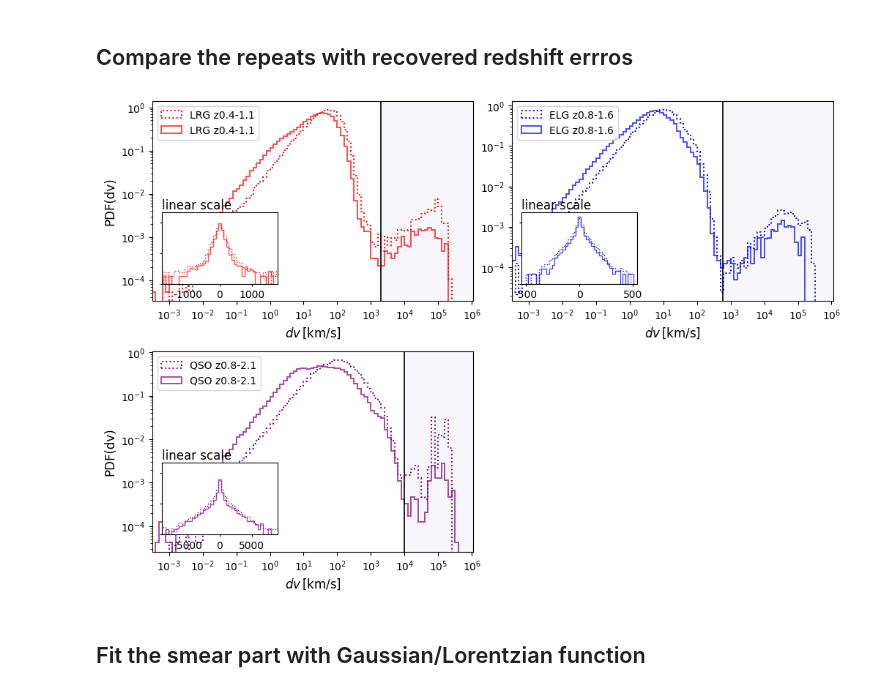
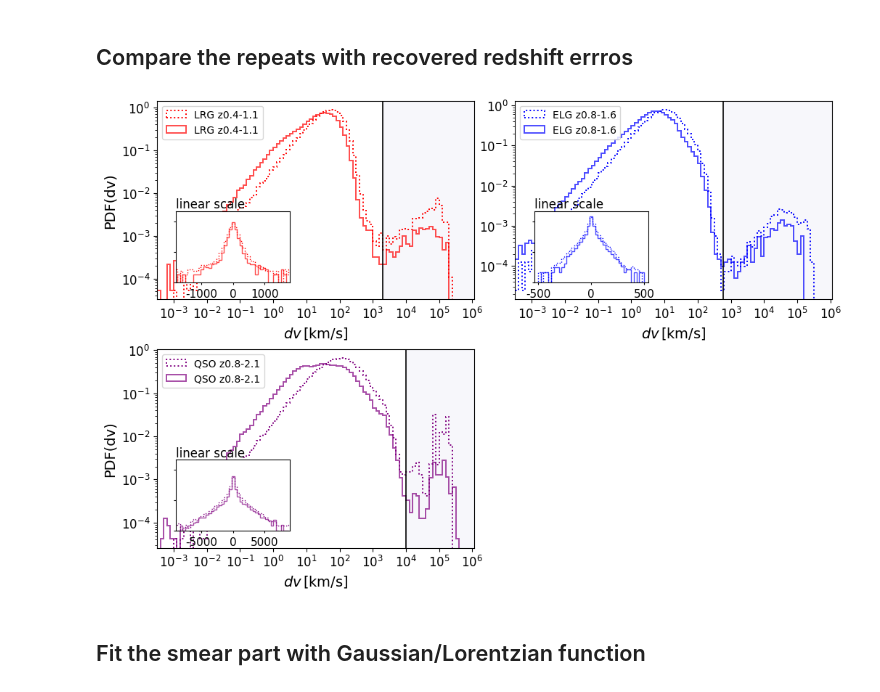
Before and after one commit to ShengyuHE/desi_y3_redshift_errors, a Jupyter notebook: main/repeat_obs/notebooks/model_redshift_errors.ipynb, the cells around one changed output. Saved outputs shown, nothing was run; the diff lists cells and outputs as text; code cells hidden in the pictures.

```diff
--- a/main/repeat_obs/notebooks/model_redshift_errors.ipynb
+++ b/main/repeat_obs/notebooks/model_redshift_errors.ipynb
@@ -34,7 +37,7 @@ REPEAT_DIR = '/pscratch/sd/s/shengyu/repeats/DA2/loa-v1'
 # %%
 # plot the overall dv distribution
 fig = plt.figure(figsize=(12, 8))
-gs = gridspec.GridSpec(2,2,wspace=0.12,hspace=0.25)
+gs = gridspec.GridSpec(2,2,wspace=0.13,hspace=0.25)
 
 tracers = ['BGS', 'LRG', 'ELG', 'QSO'][1:]
 for idx, tracer in enumerate(tracers):
@@ -48,7 +51,7 @@ for idx, tracer in enumerate(tracers):
     catasmin, catasmax, catasbin = -3.5, 6.05, 0.1
     ax.hist(np.log10(abs(dv_rep)), histtype='step', bins=np.arange(catasmin, catasmax, catasbin),
             label = f'{tracer[:3]} z{zmin}-{zmax}', lw = 1.4, color= color, density=True, ls=':')
-    dv_err= sample_from_cdf_npz(tracer, zmin, zmax, len(dv_rep), seed = 1)
+    dv_err= sample_from_cdf_v2(tracer, zmin, zmax, len(dv_rep), seed = 1)
     ax.hist(np.log10(abs(dv_err)), histtype='step', bins=np.arange(catasmin, catasmax, catasbin),
             label = f'{tracer[:3]} z{zmin}-{zmax}', lw = 1.4, color= color, density=True, ls='-',alpha=0.7)
     # ax.axvline(x=np.log10(qu['med']), color=color, linestyle='--', linewidth=1.2) # Median of dv
@@ -61,43 +64,44 @@ for idx, tracer in enumerate(tracers):
     # ax.legend(loc='upper center', bbox_to_anchor=(0.25, 1.175), fontsize=12)
     ax.legend(loc=2, fontsize=10)
     # ax.set_xlabel(r'$| \, \Delta s_{\mathrm{error}} \, | \, \rm{[km/s]}$', fontsize=11)
-    ax.set_xlabel(r'$d v \, \rm{[km/s]}$', fontsize=12)
+    ax.set_xlabel(r'$dv \, \rm{[km/s]}$', fontsize=14)
     ax.set_yscale('log')
     if idx in [0,2]:
-        ax.set_ylabel(r'PDF(dv)', fontsize = 12)
+        ax.set_ylabel(r'PDF(dv)', fontsize = 14)
     ax.set_xlim(catasmin, catasmax)
     ax.xaxis.set_major_locator(ticker.MultipleLocator(1))
     ax.xaxis.set_major_formatter(ticker.FuncFormatter(lambda x, _: fr"$10^{{{int(x)}}}$"))
+    ax.tick_params(axis='both', labelsize=12)
     # ===== inset panel (linear |dv|) =====
     # position: [left, bottom, width, height] in axes fraction
     ax_in = inset_axes(ax, width="80%", height="80%", loc="upper left",
-                       bbox_to_anchor=(0.03, -0.005, 0.45, 0.45), bbox_transform=ax.transAxes, borderpad=0)
+                       bbox_to_anchor=(0.06, -0.005, 0.45, 0.45), bbox_transform=ax.transAxes, borderpad=0)
     bins = np.linspace(-cthr, cthr, 50)
     ax_in.hist(dv_rep[abs(dv_rep) < cthr], bins = bins, histtype='step', lw=1.0, color=color, density=True, ls=':')
     ax_in.hist(dv_err[abs(dv_err) < cthr], bins = bins, histtype='step', lw=1.0, color=color, density=True, ls='-',alpha=0.7)
     # cosmetics for inset
     ax_in.set_xlim(-cthr*0.9, cthr*0.9)
     ax_in.set_yscale('log')  # set the log scale
     ax_in.set_ylim(10**(-8), 10**(-1.))
     ax_in.tick_params(axis='both', which='both', labelsize=11, length=2)
     # keep inset clean: no labels, maybe a tiny note
     if tracer in ['BGS','ELG']:
         ax_in.set_xticks([0, -500, 500])
-        ax_in.set_xticklabels(['0', '-500', '500'], fontsize=10)
+        ax_in.set_xticklabels(['0', '-500', '500'], fontsize=11)
     elif tracer in ['LRG']:
         ax_in.set_xticks([0, -1000, 1000])
-        ax_in.set_xticklabels(['0', '-1000', '1000'], fontsize=10)
+        ax_in.set_xticklabels(['0', '-1000', '1000'], fontsize=11)
     elif tracer == 'QSO':
         ax_in.set_xticks([0, -5000, 5000])
-        ax_in.set_xticklabels(['0', '-5000', '5000'], fontsize=10)
+        ax_in.set_xticklabels(['0', '-5000', '5000'], fontsize=11)
     ax_in.set_yticklabels([])
     ax_in.set_title('linear scale', fontsize=12, pad=2, loc='left')
     for spine in ['top','right','left','bottom']:
         ax_in.spines[spine].set_linewidth(0.8)
 if save_fig == True:
     plt.savefig(OVERLEAF_DIR+f'/hist_redshift_errors', dpi=400, bbox_inches='tight')
 # %% [output]
-[figure, old version]
+[figure, new version]
 # %% [markdown]
 ## Fit the smear part with Gaussian/Lorentzian function
 # %%
```
Also changed, not shown: parts of 5 cells of this notebook, 1 other file.
